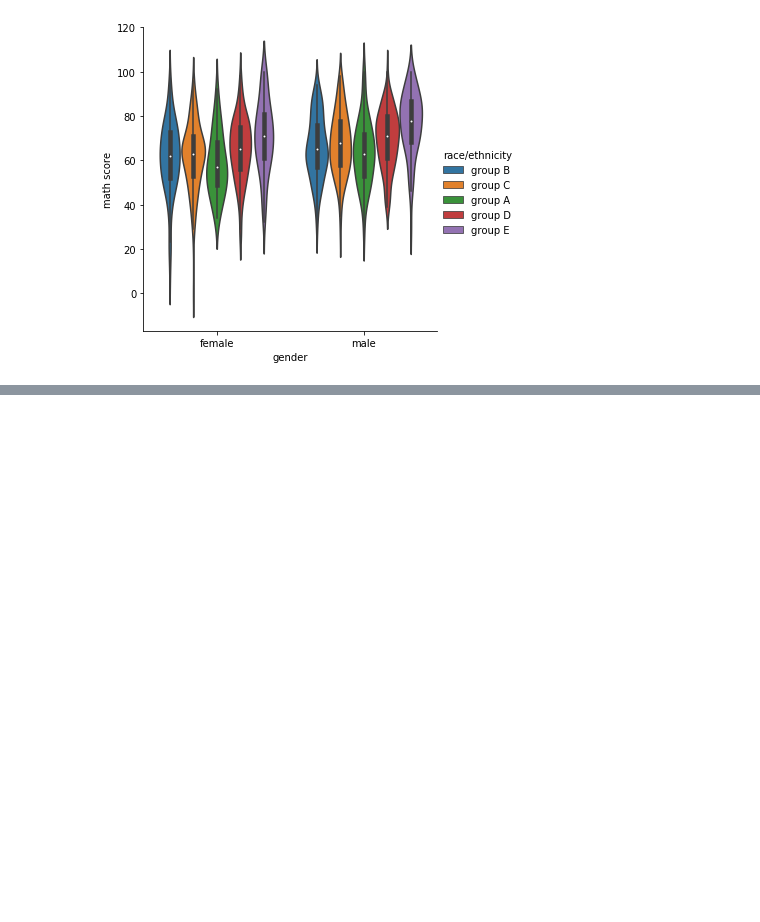
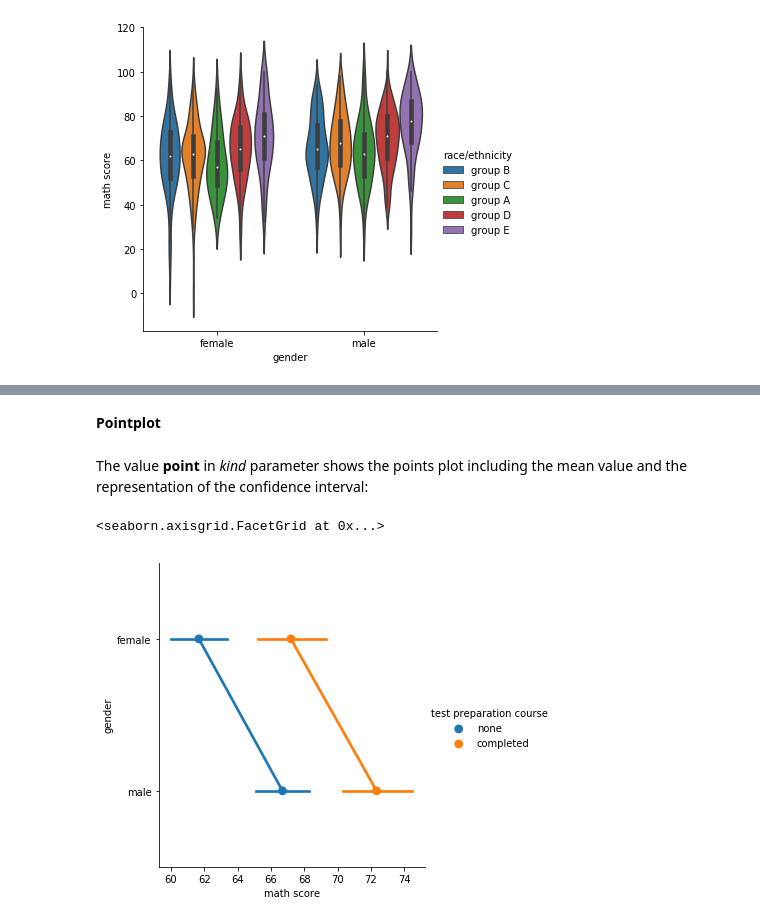
Before and after one commit to mjmora2016/Visualizacion_Seaborn, a Jupyter notebook: Seaborn_Visualization.ipynb, the cells around one changed output, grey strips where cells are left out. Cells and saved outputs as stored; diff of their text form; code cells hidden in the pictures; blank space fills up the shorter version.

```diff
--- a/Seaborn_Visualization.ipynb
+++ b/Seaborn_Visualization.ipynb
@@ -93,0 +101,9 @@ sns.catplot(x="gender", y="math score", hue = "race/ethnicity", kind = "violin",
+# %% [markdown]
+**Pointplot**
+# %% [markdown]
+The value **point** in _kind_ parameter shows the points plot including the mean value and the representation of the confidence interval:
+# %%
+sns.catplot(x="math score", y="gender", hue = 'test preparation course', kind = "point", data=df)
+# %% [output]
+<seaborn.axisgrid.FacetGrid at 0x...>
+[figure, added]
```
Also changed, not shown: parts of 12 cells of this notebook.
